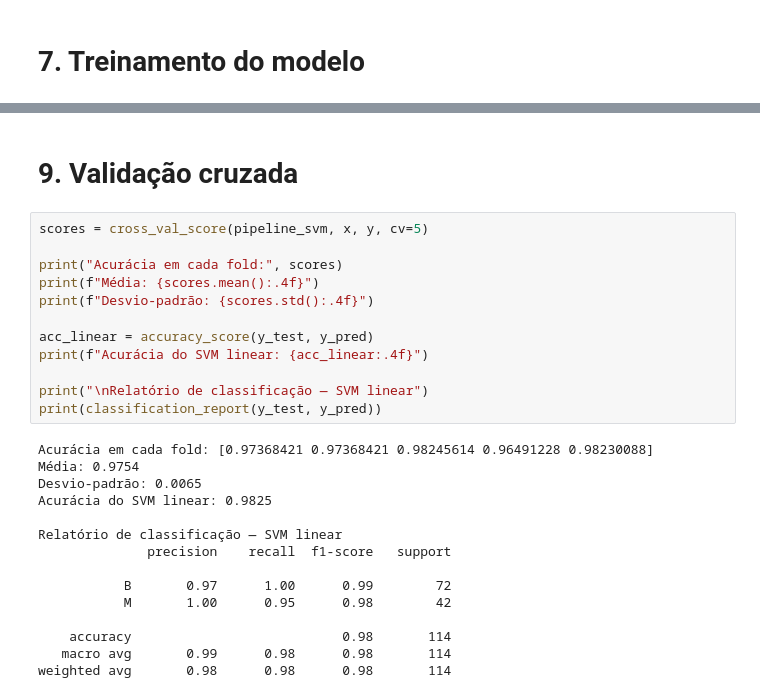
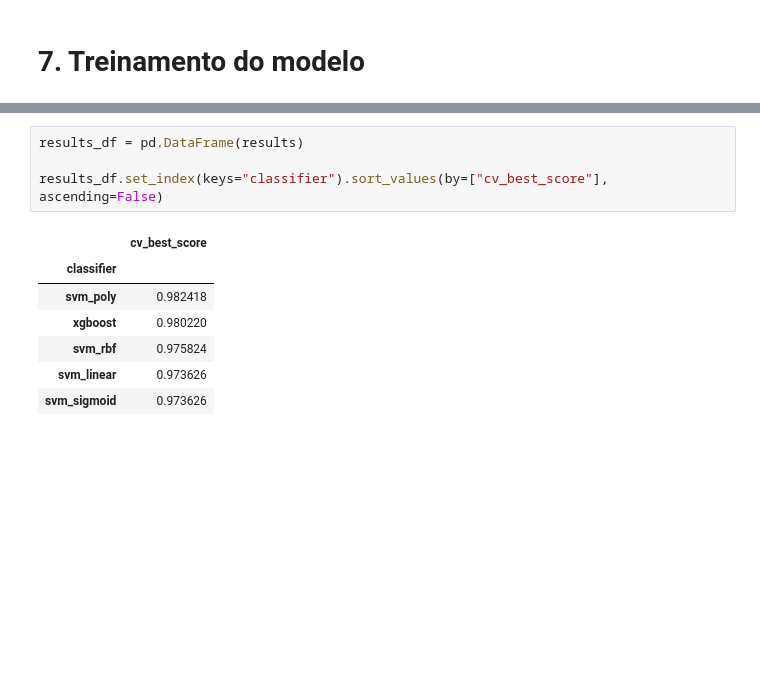
Before and after one commit to LTABR/inteligencia-artificial-umc, a Jupyter notebook: breast-cancer-dataset-lucas-aniya-6a-manha.ipynb, the cells around one changed output, grey strips where cells are left out. Cells and saved outputs as stored; diff of their text form; blank space fills up the shorter version.

```diff
--- a/breast-cancer-dataset-lucas-aniya-6a-manha.ipynb
+++ b/breast-cancer-dataset-lucas-aniya-6a-manha.ipynb
@@ -155,29 +297,12 @@ plt.show()
-# %% [markdown]
-# 9. Validação cruzada
-# %%
-scores = cross_val_score(pipeline_svm, x, y, cv=5)
-
-print("Acurácia em cada fold:", scores)
-print(f"Média: {scores.mean():.4f}")
-print(f"Desvio-padrão: {scores.std():.4f}")
-
-acc_linear = accuracy_score(y_test, y_pred)
-print(f"Acurácia do SVM linear: {acc_linear:.4f}")
-
-print("\nRelatório de classificação — SVM linear")
-print(classification_report(y_test, y_pred))
-# %% [output]
-Acurácia em cada fold: [0.97368421 0.97368421 0.98245614 0.96491228 0.98230088]
-Média: 0.9754
-Desvio-padrão: 0.0065
-Acurácia do SVM linear: 0.9825
-
-Relatório de classificação — SVM linear
-              precision    recall  f1-score   support
-
-           B       0.97      1.00      0.99        72
-           M       1.00      0.95      0.98        42
-
-    accuracy                           0.98       114
-   macro avg       0.99      0.98      0.98       114
-weighted avg       0.98      0.98      0.98       114
+# %%
+results_df = pd.DataFrame(results)
+
+results_df.set_index(keys="classifier").sort_values(by=["cv_best_score"], ascending=False)
+# %% [output]
+|  | cv_best_score |
+| classifier |  |
+| svm_poly | 0.982418 |
+| xgboost | 0.980220 |
+| svm_rbf | 0.975824 |
+| svm_linear | 0.973626 |
+| svm_sigmoid | 0.973626 |
```
Also changed, not shown: parts of 11 cells of this notebook, 9 other files.
